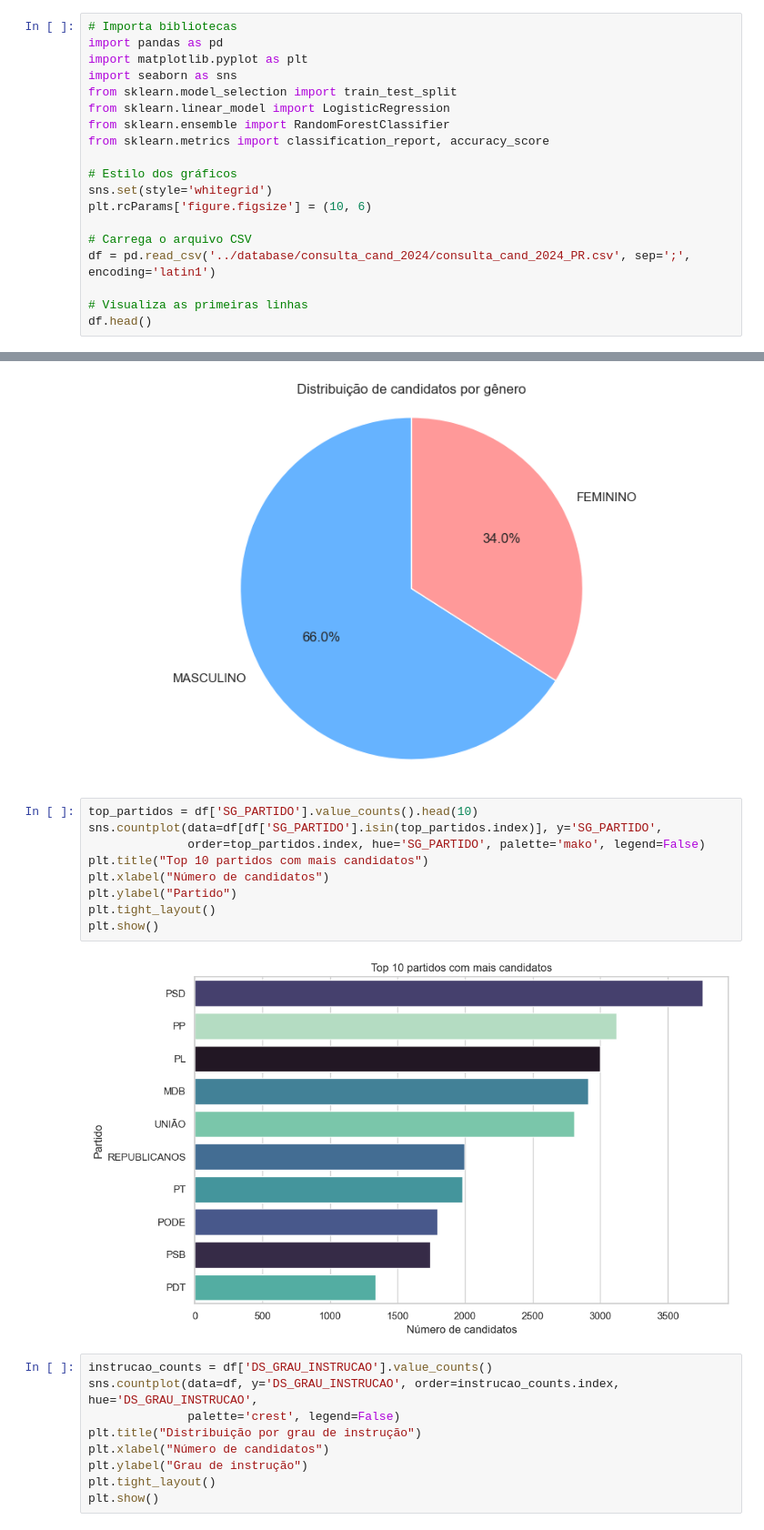
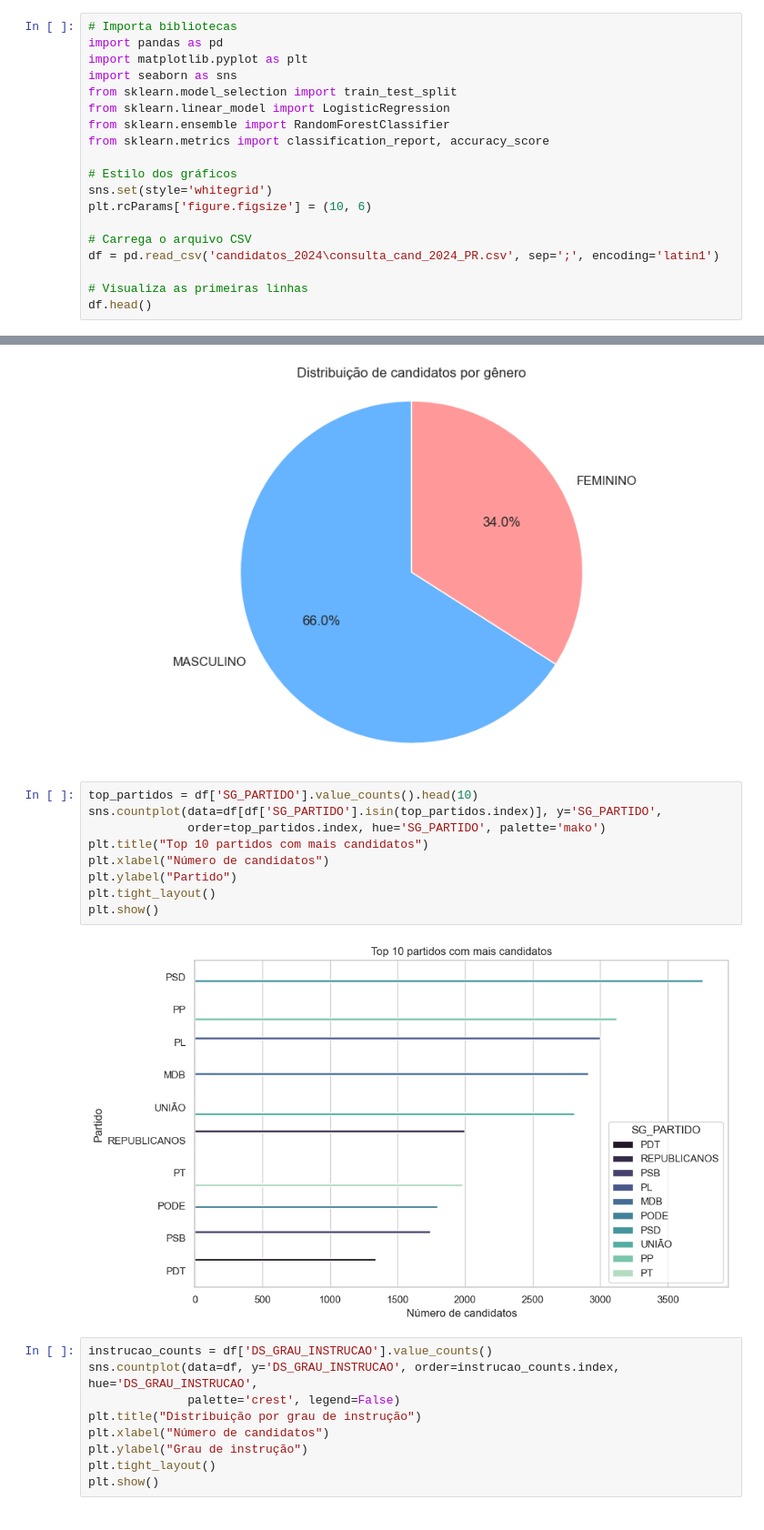
Before and after one commit to cjidnqpi/APS_mineracao_dados, a Jupyter notebook: code/codigo_rodrigo.ipynb, the cells around one changed output, grey strips where cells are left out. Shown at 91% size. Cells and saved outputs as stored; diff of their text form.

```diff
--- a/code/codigo_rodrigo.ipynb
+++ b/code/codigo_rodrigo.ipynb
@@ -13,7 +13,7 @@ sns.set(style='whitegrid')
 plt.rcParams['figure.figsize'] = (10, 6)
 
 # Carrega o arquivo CSV
-df = pd.read_csv('../database/consulta_cand_2024/consulta_cand_2024_PR.csv', sep=';', encoding='latin1')
+df = pd.read_csv('candidatos_2024\consulta_cand_2024_PR.csv', sep=';', encoding='latin1')
 
 # Visualiza as primeiras linhas
 df.head()
@@ -115,14 +121,14 @@ plt.show()
 # %%
 top_partidos = df['SG_PARTIDO'].value_counts().head(10)
 sns.countplot(data=df[df['SG_PARTIDO'].isin(top_partidos.index)], y='SG_PARTIDO',
-              order=top_partidos.index, hue='SG_PARTIDO', palette='mako', legend=False)
+              order=top_partidos.index, hue='SG_PARTIDO', palette='mako')
 plt.title("Top 10 partidos com mais candidatos")
 plt.xlabel("Número de candidatos")
 plt.ylabel("Partido")
 plt.tight_layout()
 plt.show()
 # %% [output]
-[figure, old version]
+[figure, new version]
 # %%
 instrucao_counts = df['DS_GRAU_INSTRUCAO'].value_counts()
 sns.countplot(data=df, y='DS_GRAU_INSTRUCAO', order=instrucao_counts.index, hue='DS_GRAU_INSTRUCAO',
```
Also changed, not shown: parts of 42 cells of this notebook.
